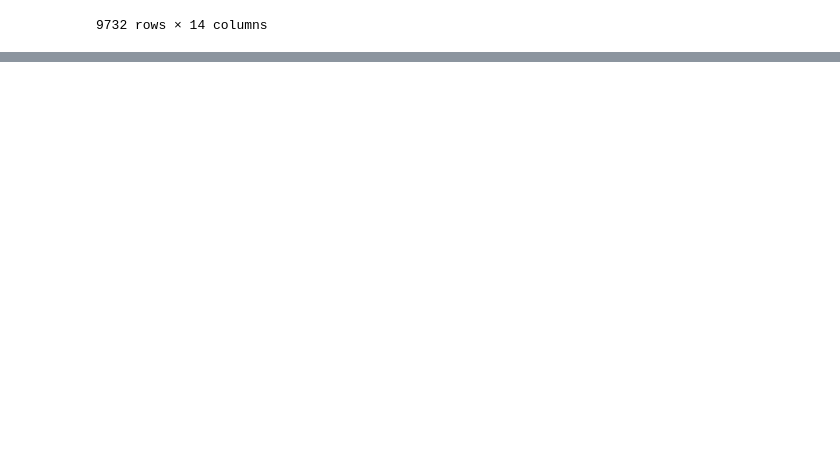
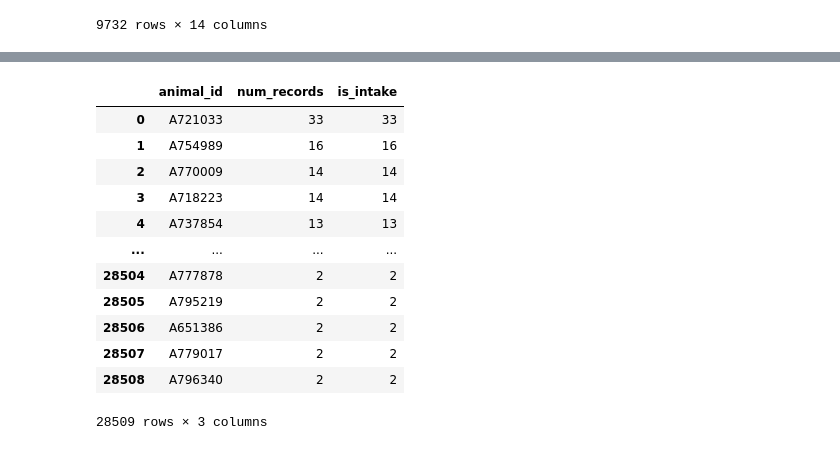
Before and after one commit to edhaarmanniv/Animal-Shelter-Project, a Jupyter notebook: master.ipynb, the cells around one changed output, grey strips where cells are left out. Cells and saved outputs as stored; diff of their text form; code cells hidden in the pictures; blank space fills up the shorter version.

```diff
--- a/master.ipynb
+++ b/master.ipynb
@@ -158,0 +163,9 @@ def qualified(num_records, num_intakes):
+# %%
+dog_intake_count_df = dog_concat_df[["animal_id", "is_intake"]]\
+    .groupby(by = ["animal_id"], as_index=False).count()
+
+# intake_count_df = dog_qualified_df[dog_qualified_df["is_intake"] == True]["is_intake"]\
+
+
+dog_intake_count_df
+# intake_count_df
@@ -159,3 +233,22 @@ def qualified(num_records, num_intakes):
+# %%
+comparison_df = pd.merge(num_records_df, dog_intake_count_df, on="animal_id")
+comparison_df
+
+# qualified_df = qualified(num_records_df["num_records"], dog_intake_count_df["is_intake"])
+# %% [output]
+|  | animal_id | num_records | is_intake |
+| 0 | A721033 | 33 | 33 |
+| 1 | A754989 | 16 | 16 |
+| 2 | A770009 | 14 | 14 |
+| 3 | A718223 | 14 | 14 |
+| 4 | A737854 | 13 | 13 |
+| ... | ... | ... | ... |
+| 28504 | A777878 | 2 | 2 |
+| 28505 | A795219 | 2 | 2 |
+| 28506 | A651386 | 2 | 2 |
+| 28507 | A779017 | 2 | 2 |
+| 28508 | A796340 | 2 | 2 |
+28509 rows × 3 columns
 # %%
 # make sure to install these packages before running:
 # pip install pandas
```
Also changed, not shown: parts of 8 cells of this notebook.
